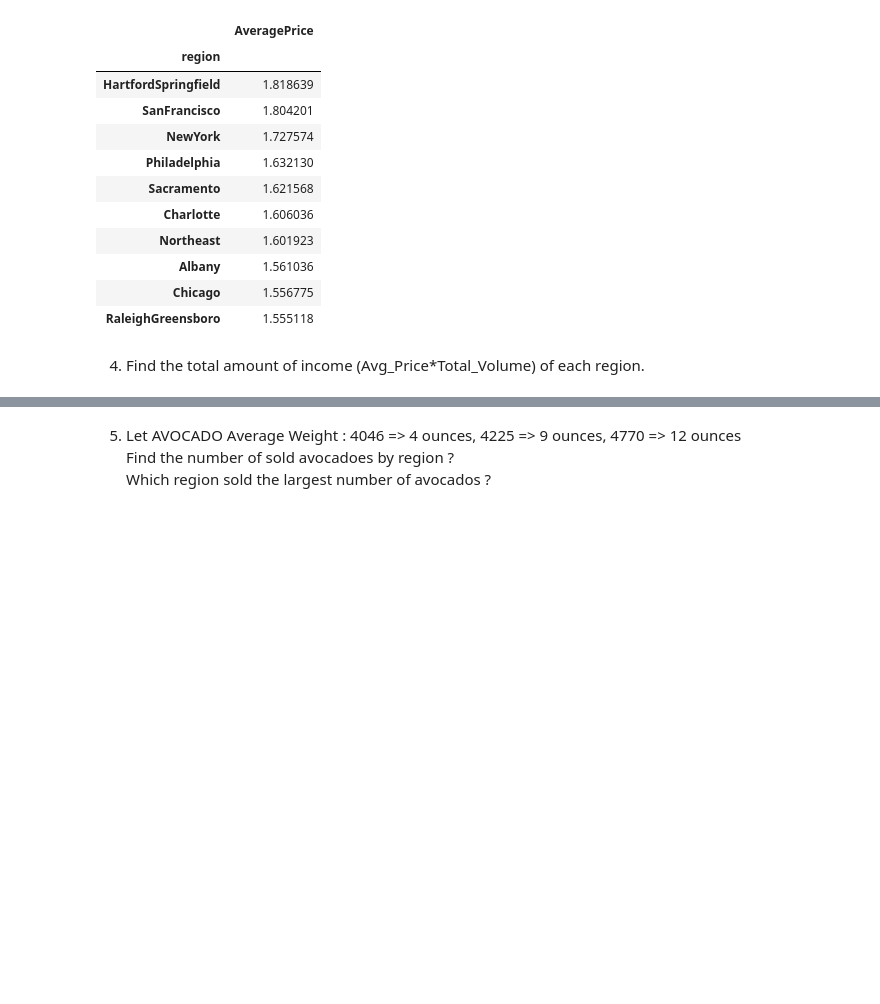
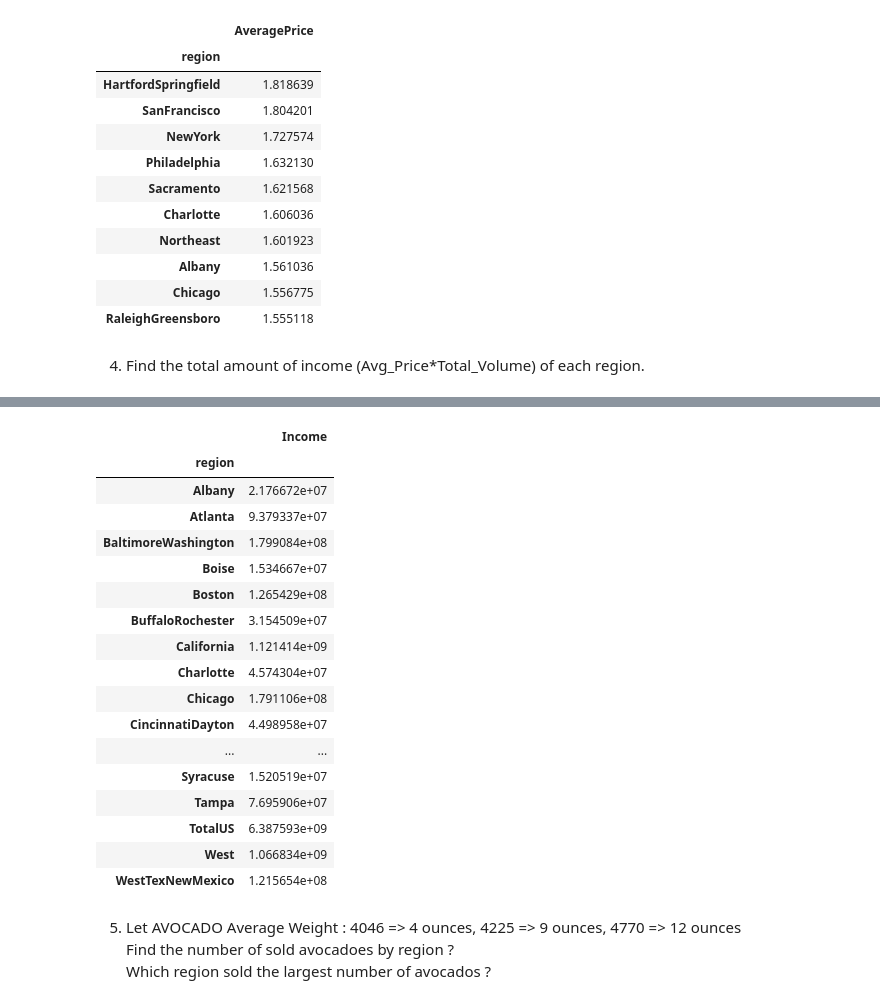
Before and after one commit to PimchanokD/Homework6-AVOCADO, a Jupyter notebook: HW06 Avocado.ipynb, the cells around one changed output, grey strips where cells are left out. Saved outputs shown, nothing was run; the diff lists cells and outputs as text; code cells hidden in the pictures; blank space fills up the shorter version.

Commit message:
find income of each region

```diff
--- a/HW06 Avocado.ipynb
+++ b/HW06 Avocado.ipynb
@@ -134,3 +131,25 @@ Length: 18249, dtype: float64
+# %%
+region_income = df.groupby('region').agg(Income = ('Income','sum'))
+region_income
+# %% [output]
+|  | Income |
+| region |  |
+| Albany | 2.176672e+07 |
+| Atlanta | 9.379337e+07 |
+| BaltimoreWashington | 1.799084e+08 |
+| Boise | 1.534667e+07 |
+| Boston | 1.265429e+08 |
+| BuffaloRochester | 3.154509e+07 |
+| California | 1.121414e+09 |
+| Charlotte | 4.574304e+07 |
+| Chicago | 1.791106e+08 |
+| CincinnatiDayton | 4.498958e+07 |
+| ... | ... |
+| Syracuse | 1.520519e+07 |
+| Tampa | 7.695906e+07 |
+| TotalUS | 6.387593e+09 |
+| West | 1.066834e+09 |
+| WestTexNewMexico | 1.215654e+08 |
 # %% [markdown]
 5) Let AVOCADO  Average Weight : 4046 => 4 ounces, 4225 => 9 ounces, 4770 => 12 ounces \
     Find the number of sold avocadoes by region ? \
```
Also changed, not shown: parts of 4 cells of this notebook.
